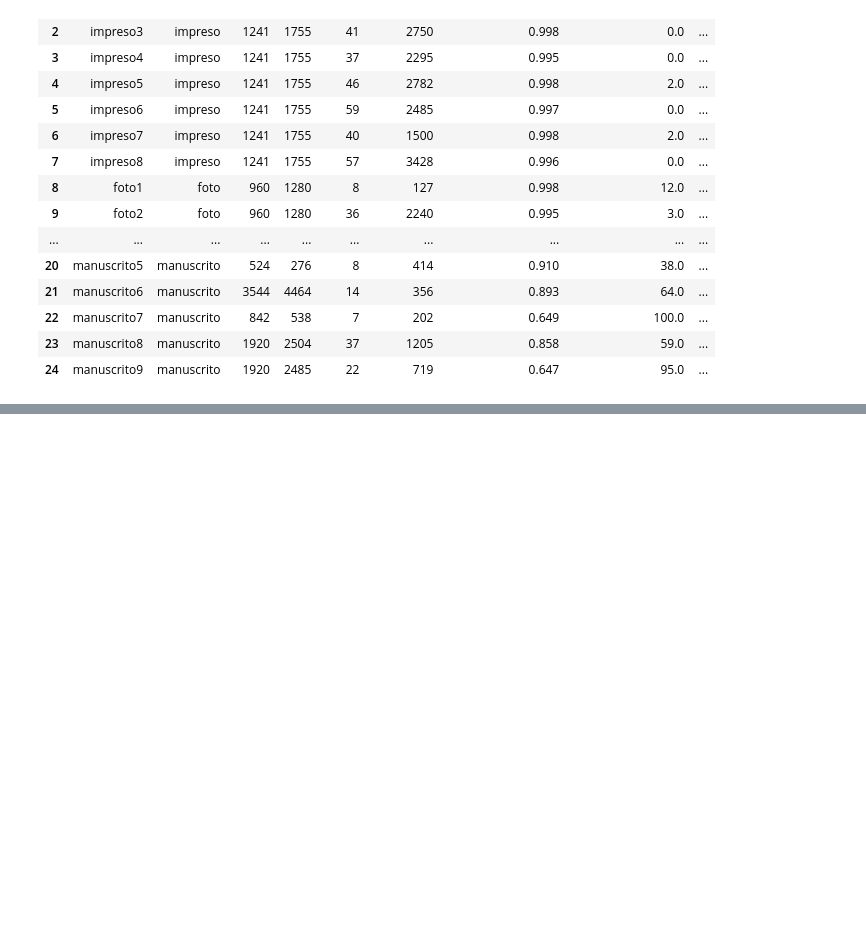
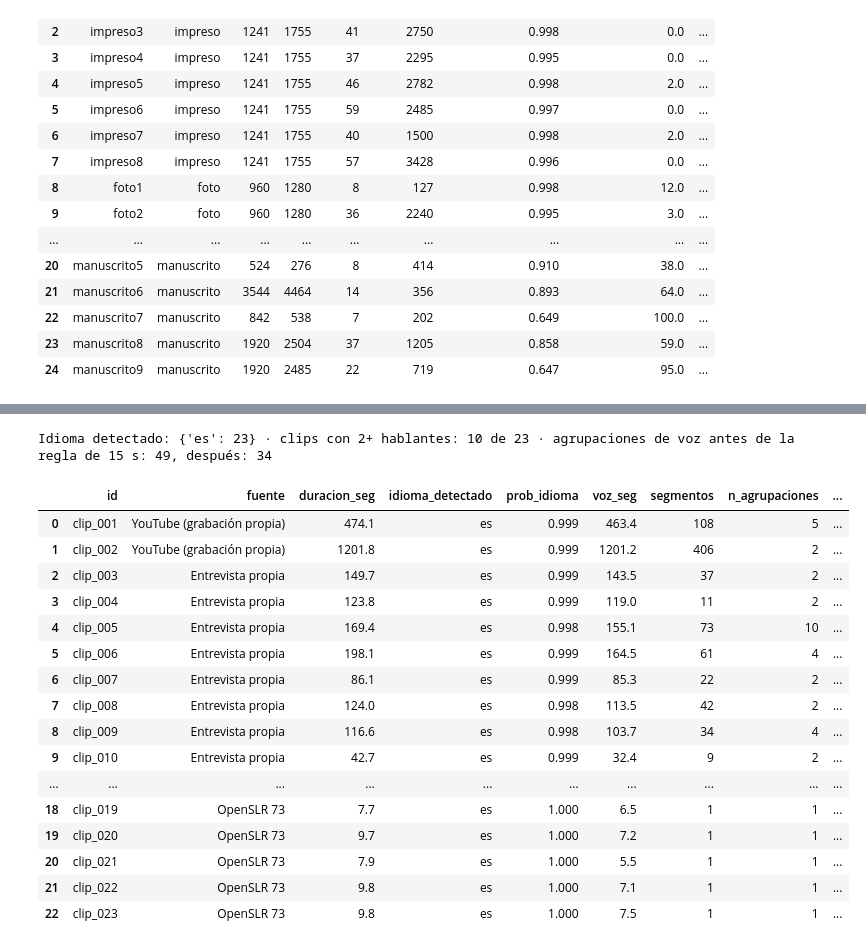
Before and after one commit to IvettexMamani/diplomado-python-2026, a Jupyter notebook: tarea_2/01_extraccion.ipynb, the cells around one changed output, grey strips where cells are left out. Cells and saved outputs as stored; diff of their text form; code cells hidden in the pictures; blank space fills up the shorter version.

```diff
--- a/tarea_2/01_extraccion.ipynb
+++ b/tarea_2/01_extraccion.ipynb
@@ -528,0 +657,31 @@ docs[["id", "tipo", "ancho", "alto", "lineas", "caracteres", "confianza_mediana"
+# %%
+asr = audios[["id", "fuente", "duracion_seg"]].merge(
+    meta_asr[["id", "idioma_detectado", "prob_idioma", "voz_seg", "segmentos", "n_agrupaciones", "n_hablantes",
+              "segundos_asr"]], on="id")
+asr["pct_voz"] = (100 * asr["voz_seg"] / asr["duracion_seg"]).round(0)
+asr["palabras_crudas"] = [segmentos[i]["texto"].str.split().str.len().sum() for i in asr["id"]]
+asr["factor_tiempo_real"] = (asr["segundos_asr"] / asr["duracion_seg"]).round(2)
+
+print(f"Idioma detectado: {asr['idioma_detectado'].value_counts().to_dict()} · "
+      f"clips con 2+ hablantes: {(asr['n_hablantes'] >= 2).sum()} de {len(asr)} · "
+      f"agrupaciones de voz antes de la regla de 15 s: {asr['n_agrupaciones'].sum()}, después: {asr['n_hablantes'].sum()}")
+asr.drop(columns="segundos_asr")
+# %% [output]
+Idioma detectado: {'es': 23} · clips con 2+ hablantes: 10 de 23 · agrupaciones de voz antes de la regla de 15 s: 49, después: 34
+|  | id | fuente | duracion_seg | idioma_detectado | prob_idioma | voz_seg | segmentos | n_agrupaciones | ... |
+| 0 | clip_001 | YouTube (grabación propia) | 474.1 | es | 0.999 | 463.4 | 108 | 5 | ... |
+| 1 | clip_002 | YouTube (grabación propia) | 1201.8 | es | 0.999 | 1201.2 | 406 | 2 | ... |
+| 2 | clip_003 | Entrevista propia | 149.7 | es | 0.999 | 143.5 | 37 | 2 | ... |
+| 3 | clip_004 | Entrevista propia | 123.8 | es | 0.999 | 119.0 | 11 | 2 | ... |
+| 4 | clip_005 | Entrevista propia | 169.4 | es | 0.998 | 155.1 | 73 | 10 | ... |
+| 5 | clip_006 | Entrevista propia | 198.1 | es | 0.999 | 164.5 | 61 | 4 | ... |
+| 6 | clip_007 | Entrevista propia | 86.1 | es | 0.999 | 85.3 | 22 | 2 | ... |
+| 7 | clip_008 | Entrevista propia | 124.0 | es | 0.998 | 113.5 | 42 | 2 | ... |
+| 8 | clip_009 | Entrevista propia | 116.6 | es | 0.998 | 103.7 | 34 | 4 | ... |
+| 9 | clip_010 | Entrevista propia | 42.7 | es | 0.999 | 32.4 | 9 | 2 | ... |
+| ... | ... | ... | ... | ... | ... | ... | ... | ... | ... |
+| 18 | clip_019 | OpenSLR 73 | 7.7 | es | 1.000 | 6.5 | 1 | 1 | ... |
+| 19 | clip_020 | OpenSLR 73 | 9.7 | es | 1.000 | 7.2 | 1 | 1 | ... |
+| 20 | clip_021 | OpenSLR 73 | 7.9 | es | 1.000 | 5.5 | 1 | 1 | ... |
+| 21 | clip_022 | OpenSLR 73 | 9.8 | es | 1.000 | 7.1 | 1 | 1 | ... |
+| 22 | clip_023 | OpenSLR 73 | 9.8 | es | 1.000 | 7.5 | 1 | 1 | ... |
```
Also changed, not shown: parts of 6 cells of this notebook.
